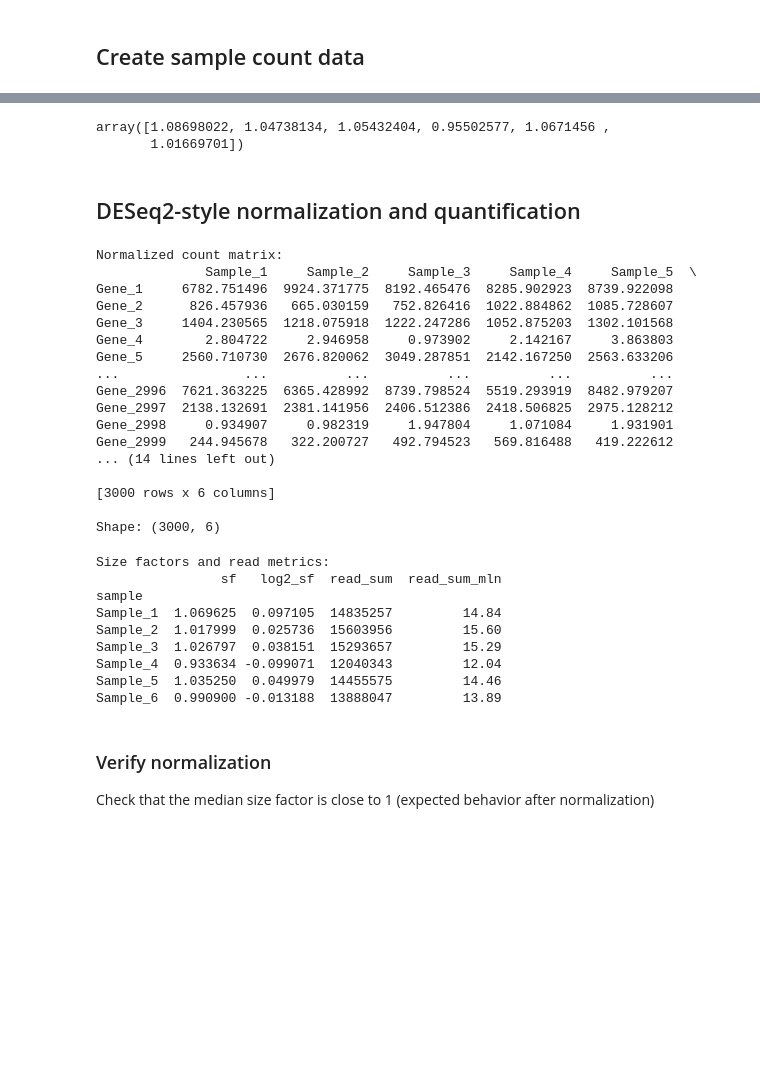
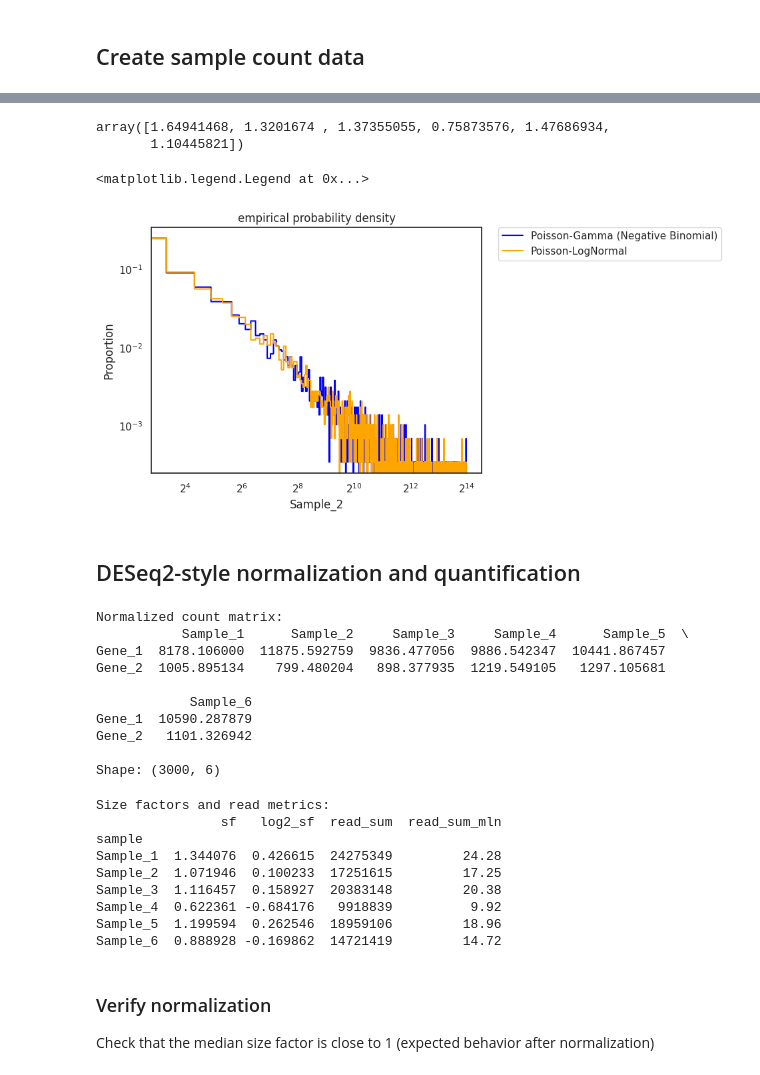
Before and after one commit to zavolanlab/zavolab_pyutils, a Jupyter notebook: test_module.ipynb, the cells around one changed output, grey strips where cells are left out. Saved outputs shown, nothing was run; the diff lists cells and outputs as text; code cells hidden in the pictures; blank space fills up the shorter version.

```diff
--- a/test_module.ipynb
+++ b/test_module.ipynb
@@ -94,5 +160,5 @@ Gene_5      4611      2187      2521      2527      3893      2069
 # %%
-pln_true_sf
+pln_true_3repl_sf
 # %% [output]
-array([1.08698022, 1.04738134, 1.05432404, 0.95502577, 1.0671456 ,
-       1.01669701])
+array([1.64941468, 1.3201674 , 1.37355055, 0.75873576, 1.47686934,
+       1.10445821])
@@ -101,2 +165,19 @@ array([1.08698022, 1.04738134, 1.05432404, 0.95502577, 1.0671456 ,
+# %%
+ax = sns.histplot(nb_counts_3repl_df['Sample_2']+1,stat="proportion",bins=range(0,2**14,10),color='blue',label='Poisson-Gamma (Negative Binomial)',element="step", fill=False)
+ax = sns.histplot(pln_counts_3repl_df['Sample_2']+1,stat="proportion",bins=range(0,2**14,10),color='orange',label='Poisson-LogNormal',element="step", fill=False)
+ax.set_xscale('log', base=2)
+ax.set_yscale('log', base=10)
+ax.set(title='empirical probability density')
+ax.legend(
+    bbox_to_anchor=(1.05, 1),
+    loc=2,
+    borderaxespad=0.0,
+    title='',
+    markerscale=1,
+    ncol=1,
+)
+# %% [output]
+<matplotlib.legend.Legend at 0x...>
+[figure, added]
 # %% [markdown]
 ## DESeq2-style normalization and quantification
@@ -103,46 +186,46 @@ array([1.08698022, 1.04738134, 1.05432404, 0.95502577, 1.0671456 ,
 # %%
 # Apply normalization
-norm_counts_df, sfs_df = apply_deseq2_normalization(
-    nb_counts_df,
-    metadata_df,
+norm_counts_3repl_df, sfs_3repl_df = apply_deseq2_normalization(
+    nb_counts_3repl_df,
+    metadata_3repl_df,
+    lowExprGenesQ=0.3,
+    pseudocount=1
+)
+
+norm_counts_10repl_df, sfs_10repl_df = apply_deseq2_normalization(
+    nb_counts_10repl_df,
+    metadata_10repl_df,
     lowExprGenesQ=0.3,
     pseudocount=1
 )
 
 print("Normalized count matrix:")
-print(norm_counts_df)
-print(f"\nShape: {norm_counts_df.shape}")
+print(norm_counts_3repl_df.head(2))
+print(f"\nShape: {norm_counts_3repl_df.shape}")
 # %% [output]
 Normalized count matrix:
-              Sample_1     Sample_2     Sample_3     Sample_4     Sample_5  \
-Gene_1     6782.751496  9924.371775  8192.465476  8285.902923  8739.922098
-Gene_2      826.457936   665.030159   752.826416  1022.884862  1085.728607
-Gene_3     1404.230565  1218.075918  1222.247286  1052.875203  1302.101568
-Gene_4        2.804722     2.946958     0.973902     2.142167     3.863803
-Gene_5     2560.710730  2676.820062  3049.287851  2142.167250  2563.633206
-...                ...          ...          ...          ...          ...
-Gene_2996  7621.363225  6365.428992  8739.798524  5519.293919  8482.979207
-Gene_2997  2138.132691  2381.141956  2406.512386  2418.506825  2975.128212
-Gene_2998     0.934907     0.982319     1.947804     1.071084     1.931901
-Gene_2999   244.945678   322.200727   492.794523   569.816488   419.222612
-... (14 lines left out)
+           Sample_1      Sample_2     Sample_3     Sample_4      Sample_5  \
+Gene_1  8178.106000  11875.592759  9836.477056  9886.542347  10441.867457
+Gene_2  1005.895134    799.480204   898.377935  1219.549105   1297.105681
 
-[3000 rows x 6 columns]
+            Sample_6
+Gene_1  10590.287879
+Gene_2   1101.326942
 
 Shape: (3000, 6)
 # %%
 print("Size factors and read metrics:")
-print(sfs_df[["sf", "log2_sf", "read_sum", "read_sum_mln"]])
+print(sfs_3repl_df[["sf", "log2_sf", "read_sum", "read_sum_mln"]])
 # %% [output]
 Size factors and read metrics:
                 sf   log2_sf  read_sum  read_sum_mln
 sample
-Sample_1  1.069625  0.097105  14835257         14.84
-Sample_2  1.017999  0.025736  15603956         15.60
-Sample_3  1.026797  0.038151  15293657         15.29
-Sample_4  0.933634 -0.099071  12040343         12.04
-Sample_5  1.035250  0.049979  14455575         14.46
-Sample_6  0.990900 -0.013188  13888047         13.89
+Sample_1  1.344076  0.426615  24275349         24.28
+Sample_2  1.071946  0.100233  17251615         17.25
+Sample_3  1.116457  0.158927  20383148         20.38
+Sample_4  0.622361 -0.684176   9918839          9.92
+Sample_5  1.199594  0.262546  18959106         18.96
+Sample_6  0.888928 -0.169862  14721419         14.72
 # %% [markdown]
 ### Verify normalization
 
```
Also changed, not shown: parts of 21 cells of this notebook, 44 other files.
